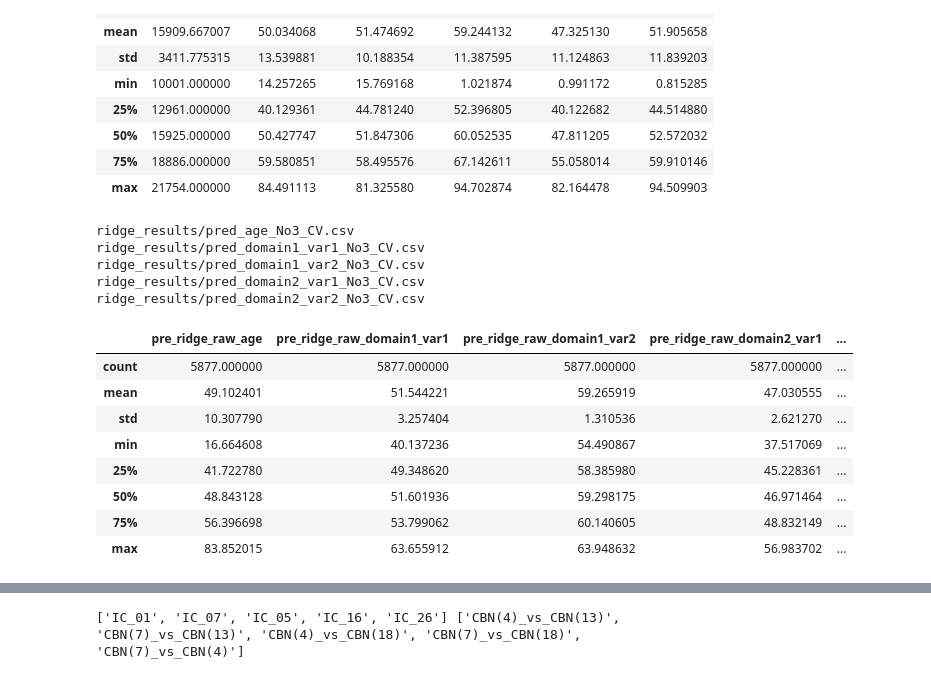
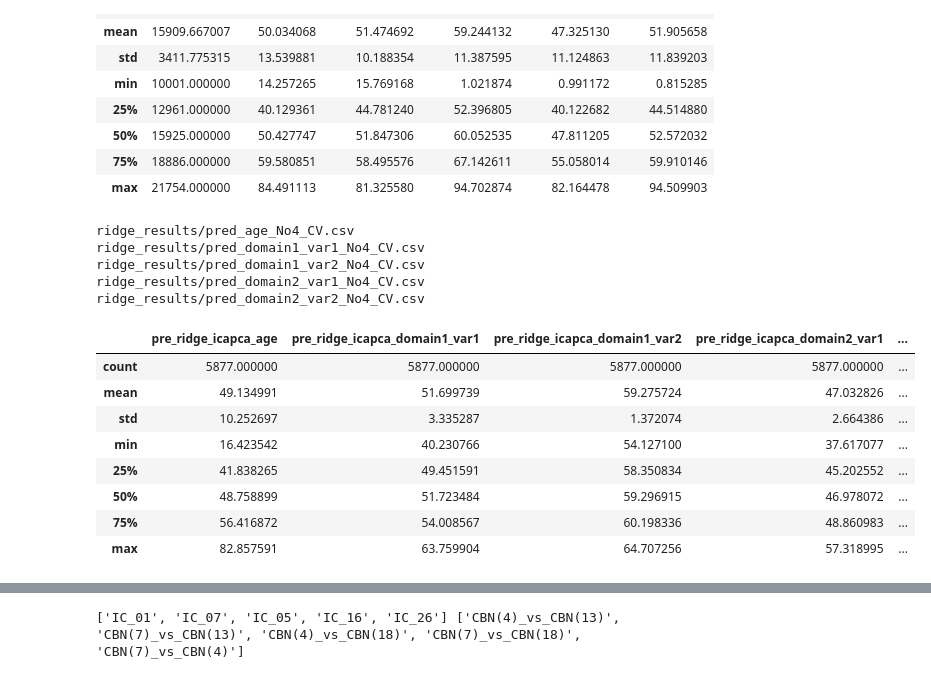
Before and after one commit to ibkuroyagi/trends-images, a Jupyter notebook: working/test_check.ipynb, the cells around one changed output, grey strips where cells are left out. Cells and saved outputs as stored; diff of their text form; code cells hidden in the pictures.

Commit message:
make ridge No4 files

```diff
--- a/working/test_check.ipynb
+++ b/working/test_check.ipynb
@@ -45,38 +46,37 @@ df.describe()
 | 75% | 18886.000000 | 59.580851 | 58.495576 | 67.142611 | 55.058014 | 59.910146 |
 | max | 21754.000000 | 84.491113 | 81.325580 | 94.702874 | 82.164478 | 94.509903 |
 # %%
-file_No = 3
 test_df = pd.DataFrame(np.zeros((5877, 5)), columns=config.target)
 val_df = pd.DataFrame(np.zeros((5877, 6)), columns=["Id"] + config.target)
 val_df["Id"] = df["Id"]
 for target_id in range(5):
     # fname = f"output/test_{config.target[target_id]}fold{fold}_No{file_No}.csv"
     fname = f"ridge_results/pred_{config.target[target_id]}_No{file_No}_CV.csv"
     print(fname)
     test_df[config.target[target_id]] = pd.read_csv(fname)[config.target[target_id]+"_pred"]
     val_fname = f"ridge_results/val_{config.target[target_id]}_No{file_No}_CV.csv"
     val_df[config.target[target_id]] = pd.read_csv(val_fname)[config.target[target_id]+"_pred"]
 submission_file = f'ensemble/valid_{r_type}_No{file_No}.csv'
 for target_id in range(5):
-    val_df.rename(columns={config.target[target_id]: f"pre_{r_type}_raw_" + config.target[target_id]}, inplace=True)
-    test_df.rename(columns={config.target[target_id]: f"pre_{r_type}_raw_" + config.target[target_id]}, inplace=True)
+    val_df.rename(columns={config.target[target_id]: f"pre_{r_type}_{prepro}_" + config.target[target_id]}, inplace=True)
+    test_df.rename(columns={config.target[target_id]: f"pre_{r_type}_{prepro}_" + config.target[target_id]}, inplace=True)
 val_df.to_csv(submission_file, index=False)
 test_df.describe()
 # %% [output]
-ridge_results/pred_age_No3_CV.csv
-ridge_results/pred_domain1_var1_No3_CV.csv
-ridge_results/pred_domain1_var2_No3_CV.csv
-ridge_results/pred_domain2_var1_No3_CV.csv
-ridge_results/pred_domain2_var2_No3_CV.csv
+ridge_results/pred_age_No4_CV.csv
+ridge_results/pred_domain1_var1_No4_CV.csv
+ridge_results/pred_domain1_var2_No4_CV.csv
+ridge_results/pred_domain2_var1_No4_CV.csv
+ridge_results/pred_domain2_var2_No4_CV.csv
-|  | pre_ridge_raw_age | pre_ridge_raw_domain1_var1 | pre_ridge_raw_domain1_var2 | pre_ridge_raw_domain2_var1 | ... |
+|  | pre_ridge_icapca_age | pre_ridge_icapca_domain1_var1 | pre_ridge_icapca_domain1_var2 | pre_ridge_icapca_domain2_var1 | ... |
 | count | 5877.000000 | 5877.000000 | 5877.000000 | 5877.000000 | ... |
-| mean | 49.102401 | 51.544221 | 59.265919 | 47.030555 | ... |
-| std | 10.307790 | 3.257404 | 1.310536 | 2.621270 | ... |
-| min | 16.664608 | 40.137236 | 54.490867 | 37.517069 | ... |
-| 25% | 41.722780 | 49.348620 | 58.385980 | 45.228361 | ... |
-| 50% | 48.843128 | 51.601936 | 59.298175 | 46.971464 | ... |
-| 75% | 56.396698 | 53.799062 | 60.140605 | 48.832149 | ... |
-| max | 83.852015 | 63.655912 | 63.948632 | 56.983702 | ... |
+| mean | 49.134991 | 51.699739 | 59.275724 | 47.032826 | ... |
+| std | 10.252697 | 3.335287 | 1.372074 | 2.664386 | ... |
+| min | 16.423542 | 40.230766 | 54.127100 | 37.617077 | ... |
+| 25% | 41.838265 | 49.451591 | 58.350834 | 45.202552 | ... |
+| 50% | 48.758899 | 51.723484 | 59.296915 | 46.978072 | ... |
+| 75% | 56.416872 | 54.008567 | 60.198336 | 48.860983 | ... |
+| max | 82.857591 | 63.759904 | 64.707256 | 57.318995 | ... |
 # %%
 val_df
 # %% [output]
```
Also changed, not shown: parts of 7 cells of this notebook, 27 other files.
